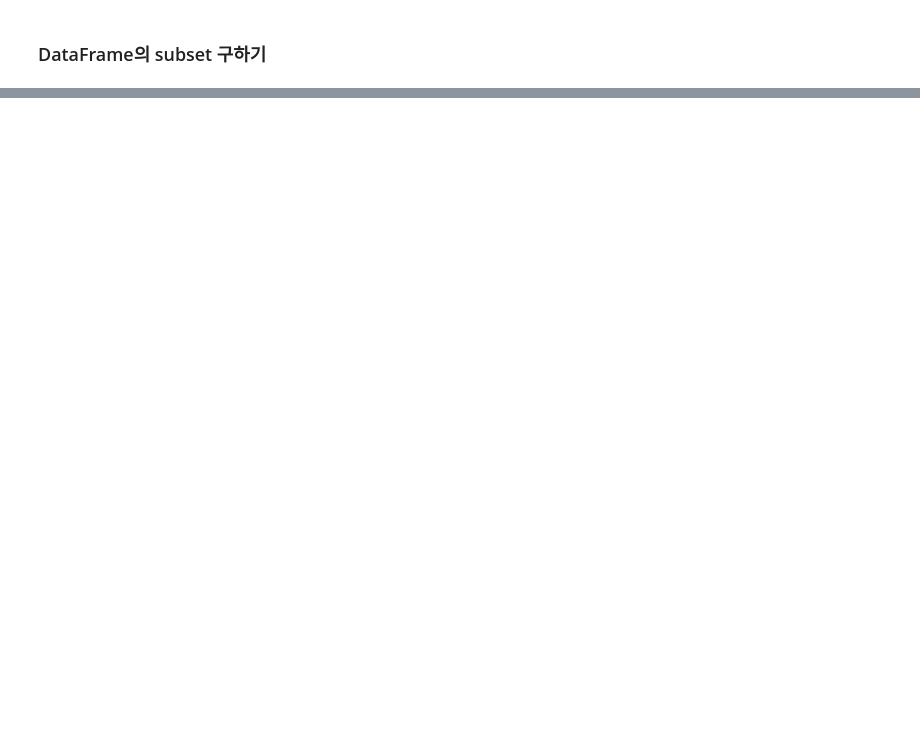
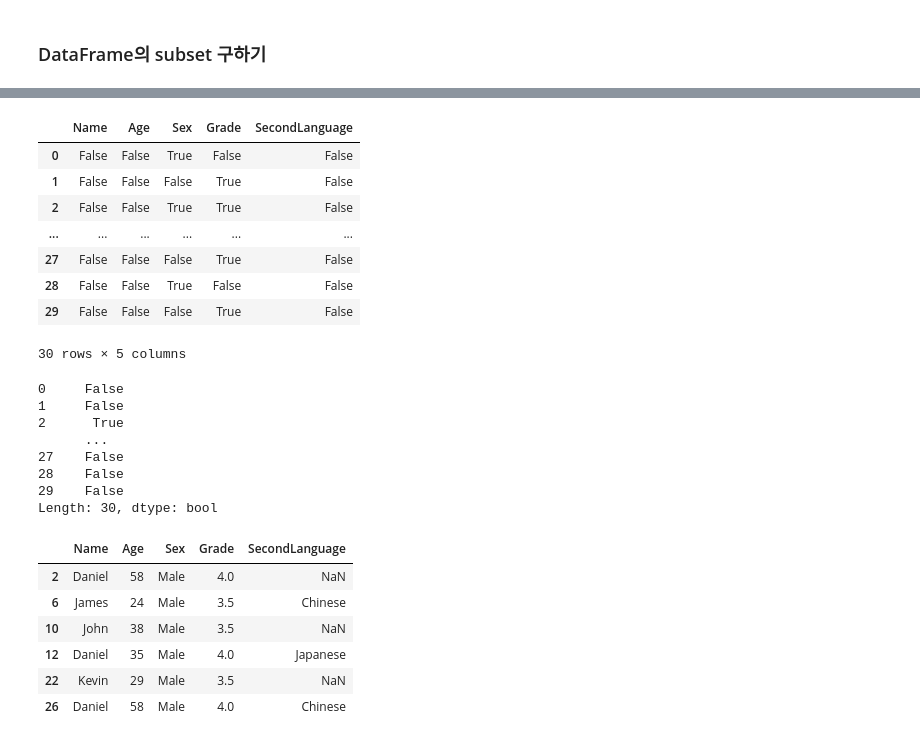
Before and after one commit to softeer5th/data_engineering_course_materials, a Jupyter notebook: self_study/learning_pandas/pandas.ipynb, the cells around one changed output, grey strips where cells are left out. Drawn from its saved outputs; the diff is of its cells as text; code cells hidden in the pictures; blank space fills up the shorter version.

```diff
--- a/self_study/learning_pandas/pandas.ipynb
+++ b/self_study/learning_pandas/pandas.ipynb
@@ -125,0 +301,40 @@ data["Name"].shape
+# %%
+values = {
+    "Sex": ["Male"],
+    "Grade": [3.5, 4.0],
+}
+
+# DataFrame 객체에 isin() 메서드를 사용하면, 해당 값이 포함되어 있는지 여부를 확인할 수 있다.
+display(data.isin(values))
+
+# DataFrame 객체에 all() 메서드를 사용하면, 모든 값이 True인지 여부를 확인할 수 있다.
+row_mask = data[["Sex", "Grade"]].isin(values).all(1)
+
+display(row_mask)
+
+display(data[row_mask])
+# %% [output]
+|  | Name | Age | Sex | Grade | SecondLanguage |
+| 0 | False | False | True | False | False |
+| 1 | False | False | False | True | False |
+| 2 | False | False | True | True | False |
+| ... | ... | ... | ... | ... | ... |
+| 27 | False | False | False | True | False |
+| 28 | False | False | True | False | False |
+| 29 | False | False | False | True | False |
+30 rows × 5 columns
+0     False
+1     False
+2      True
+      ...
+27    False
+28    False
+29    False
+Length: 30, dtype: bool
+|  | Name | Age | Sex | Grade | SecondLanguage |
+| 2 | Daniel | 58 | Male | 4.0 | NaN |
+| 6 | James | 24 | Male | 3.5 | Chinese |
+| 10 | John | 38 | Male | 3.5 | NaN |
+| 12 | Daniel | 35 | Male | 4.0 | Japanese |
+| 22 | Kevin | 29 | Male | 3.5 | NaN |
+| 26 | Daniel | 58 | Male | 4.0 | Chinese |
```
Also changed, not shown: parts of 28 cells of this notebook.
